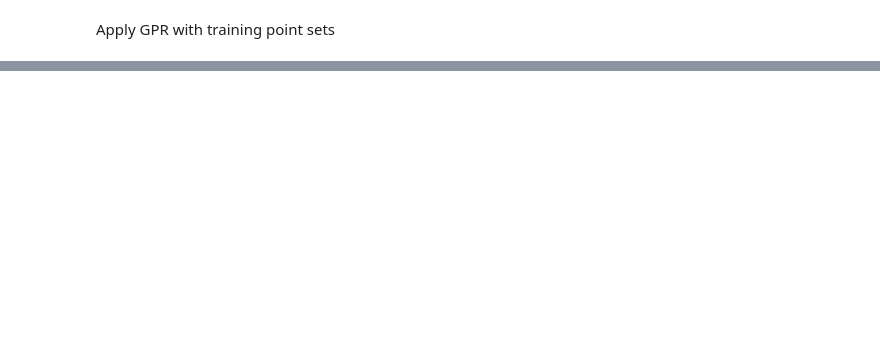
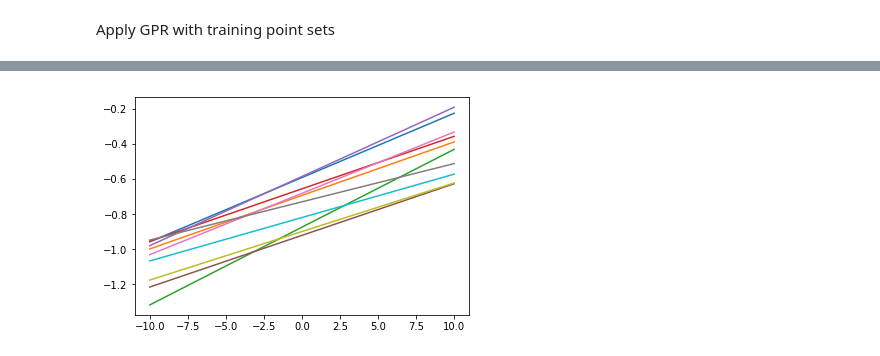
Before and after one commit to xiwenjin/Bayesian-modeling, a Jupyter notebook: fit GPs.ipynb, the cells around one changed output, grey strips where cells are left out. Saved outputs shown, nothing was run; the diff lists cells and outputs as text; code cells hidden in the pictures; blank space fills up the shorter version.

```diff
--- a/fit GPs.ipynb
+++ b/fit GPs.ipynb
@@ -294,0 +367,4 @@ visualise(x_test, y_test, qw, qb)
+# %%
+visualise(x_test, y_test, qw_2d, qb_2d)
+# %% [output]
+[figure, added]
```
Also changed, not shown: parts of 21 cells of this notebook.
